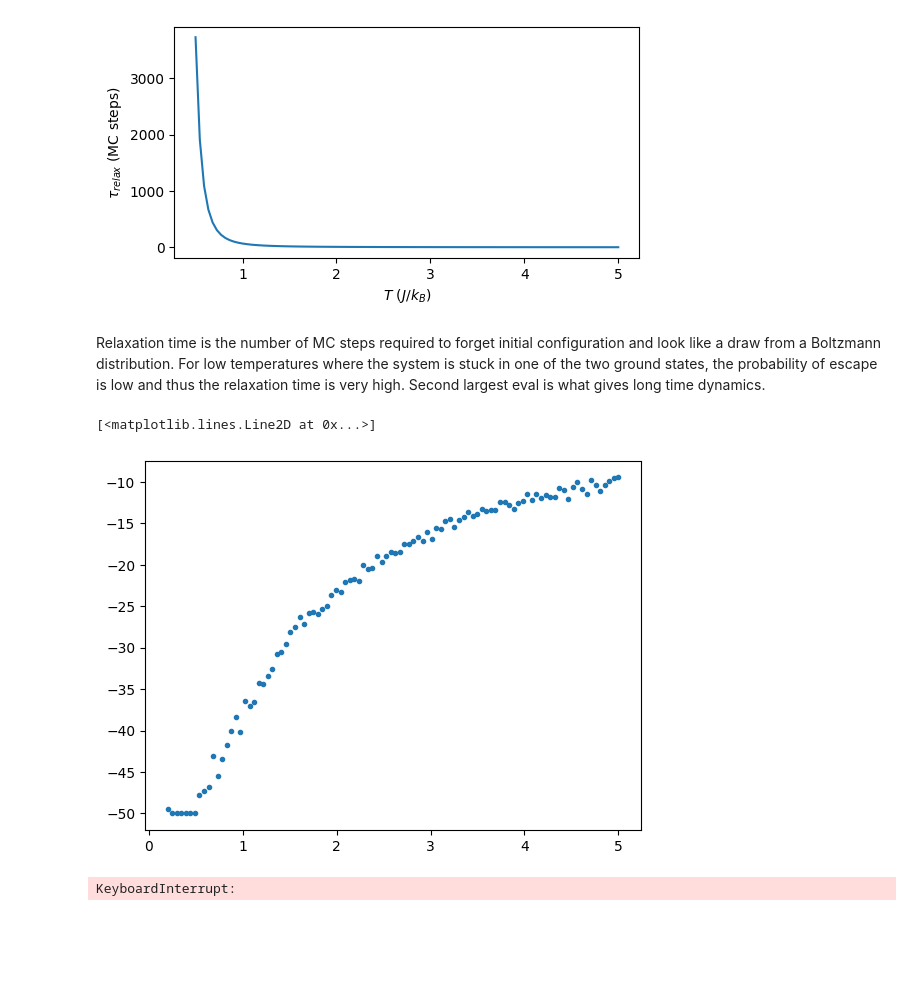
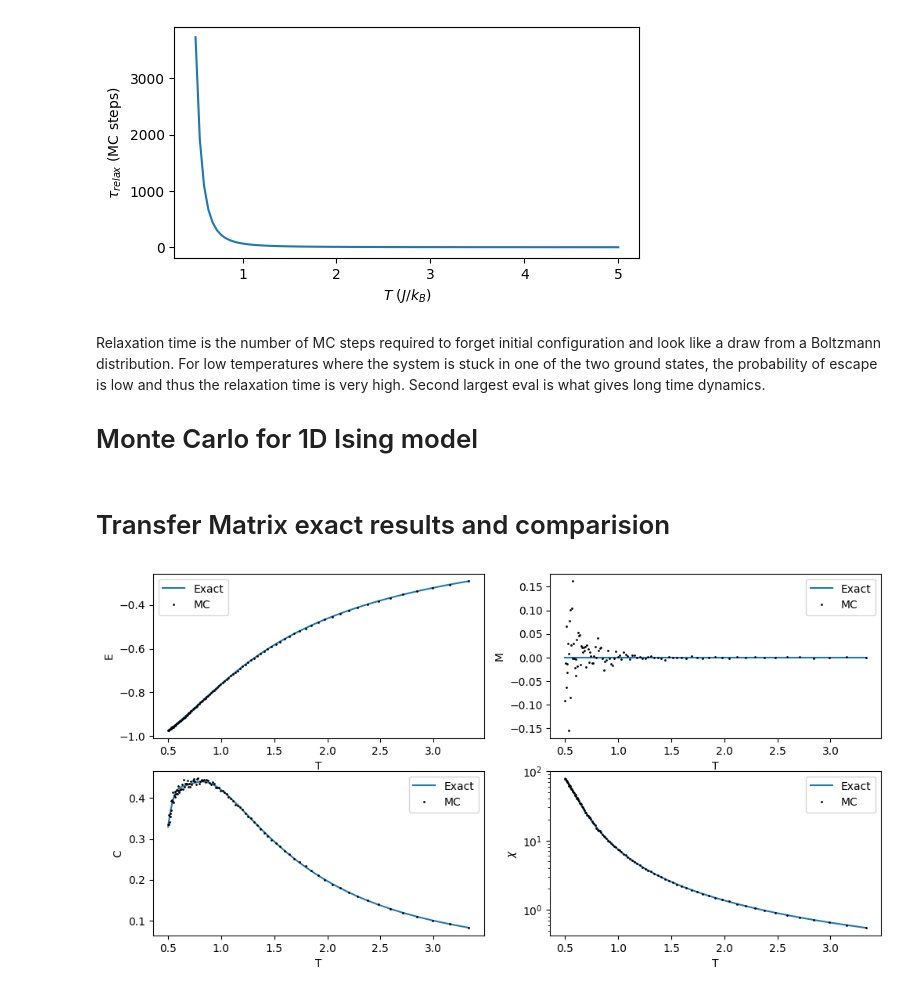
Before and after one commit to pratik-t/Minor-Physics-Stuff, a Jupyter notebook: Computational Physics 1/hw 5.ipynb, the cells around one changed output. Drawn from its saved outputs; the diff is of its cells as text; code cells hidden in the pictures; blank space fills up the shorter version.

```diff
--- a/Computational Physics 1/hw 5.ipynb
+++ b/Computational Physics 1/hw 5.ipynb
@@ -101,6 +101,8 @@ ax.set_xlabel(r'$T\ (J/k_B)$');
 [figure]
 # %% [markdown]
 Relaxation time is the number of MC steps required to forget initial configuration and look like a draw from a Boltzmann distribution. For low temperatures where the system is stuck in one of the two ground states, the probability of escape is low and thus the relaxation time is very high. Second largest eval is what gives long time dynamics.
+
+# Monte Carlo for 1D Ising model
 # %%
 rng = np.random.default_rng()
 
@@ -138,44 +175,30 @@ for i in range(len(T)):
-# %%
-e, c, m, chi = [np.zeros(len(T)) for _ in range(4)]
-
-for i in range(len(T)):
-    d = data[i]
-    E = 0
-    for j in range(N-1):
-        E+= -d[:,j]*d[:,j+1]
-    E+=-d[:,N-1]*d[:,0]
-    E2 = E**2
-    M = np.sum(d, axis=1)
-    M2 = M**2
-
-    e[i] = np.mean(E)
-
-plt.plot(T, e,'.')
-# %% [output]
-[<matplotlib.lines.Line2D at 0x...>]
-[figure, removed]
-# %%
-def MC_step(X, T):
-    s = rng.integers(len(X))
-    delE = 2*X[s]*(X[s-1] + X[(s+1) % len(X)])      # J = 1, H = 0
-    if delE <= 0 or rng.random() < np.exp(-delE/T):
-        X[s] *= -1
-
-def energy(X):
-    return -np.sum(X*np.roll(X, -1))
-
-N, N_burn, N_data = 50, 2000, 5000                  # in sweeps
-Ts = np.linspace(0.2, 5, 100)
-X = rng.choice([-1, 1], size=N)
-e = np.zeros(len(Ts))
-for i, T in enumerate(Ts):
-    for _ in range(N_burn*N): MC_step(X, T)
-    E = np.zeros(N_data)
-    for n in range(N_data):
-        for _ in range(N): MC_step(X, T)            # one sweep
-        E[n] = energy(X)
-    e[i] = E.mean()/N
-
-plt.plot(T,e)
-# %% [output]
-KeyboardInterrupt:
+# %% [markdown]
+# Transfer Matrix exact results and comparision
+# %%
+lp = np.exp(1/T)+np.exp(-1/T)
+lm = np.exp(1/T)-np.exp(-1/T)
+Z = lp**N+lm**N
+
+e_exact = -(lp**(N-1)*lm+lm**(N-1)*lp)/Z
+m_exact = np.zeros(len(T))
+c_exact = 4*(1/T**2)*(lp**(2*N-2)-lm**(2*N-2)+4*(N-1)*(lp*lm)**(N-2))/Z**2
+chi_exact = (1/T)*(lp**(N-1)*(np.exp(1/T)+np.exp(3/T)) +
+                   lm**(N-1)*(np.exp(1/T)-np.exp(3/T)))/Z
+
+fig, axs = plt.subplots(2,2,figsize=(12,6))
+ax = np.ravel(axs)
+
+exacts = [e_exact, m_exact, c_exact, chi_exact]
+MCs = [e, m, c, chi]
+names = ['E', 'M', 'C', r'$\chi$']
+
+for i in range(4):
+    ax[i].plot(T, exacts[i], label='Exact')
+    ax[i].plot(T, MCs[i], '.', ms=2, label='MC', c='k')
+    ax[i].set_xlabel('T')
+    ax[i].set_ylabel(names[i])
+    ax[i].legend()
+
+ax[3].set_yscale('log')
+# %% [output]
+[figure, added]
```
Also changed, not shown: parts of 1 cell of this notebook, 2 other files.
